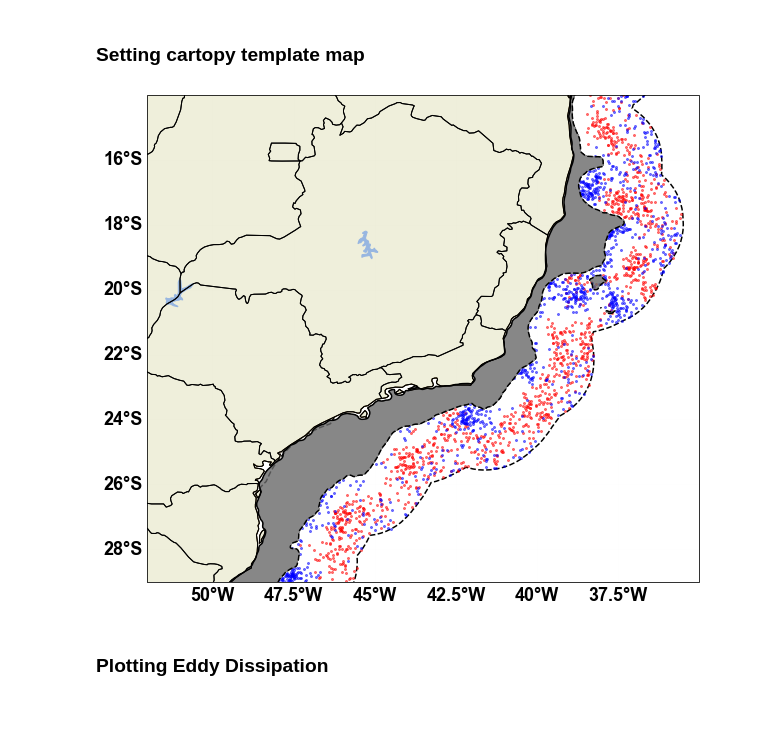
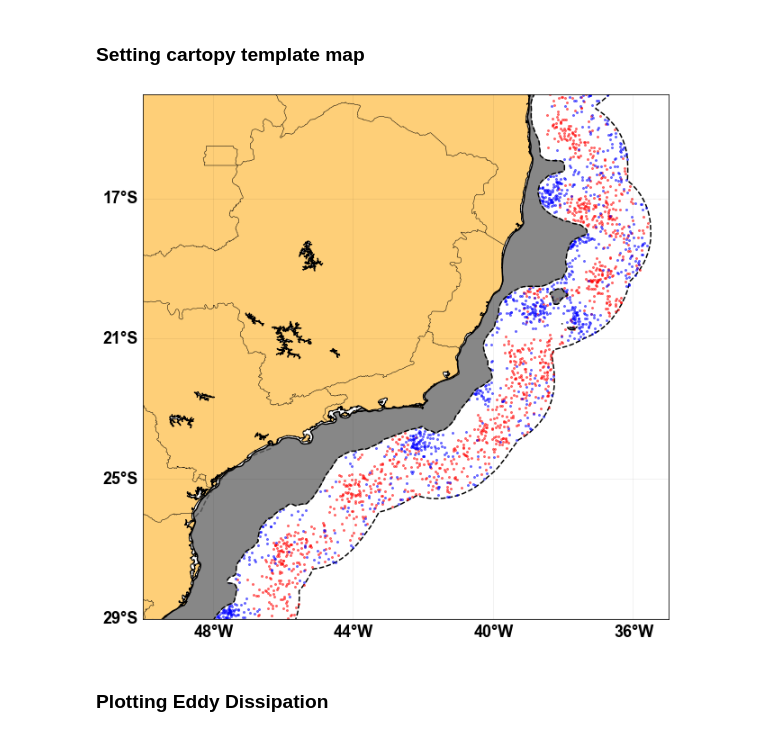
Before and after one commit to igoruchoa/BC_eddies, a Jupyter notebook: track_analysis_current.ipynb, the cells around one changed output. Cells and saved outputs as stored; diff of their text form; code cells hidden in the pictures.

Commit message:
Restoring Basemap + Plotting mapping errors

```diff
--- a/track_analysis_current.ipynb
+++ b/track_analysis_current.ipynb
@@ -20,10 +25,5 @@ import utilities as util
 # %%
 def fig1(sizeh,sizev,lnmn,lnmx,ltmn,ltmx,grid_a=0.01):
-    plt.rcParams['font.size']=18
-    plt.rcParams['font.sans-serif']='Arial'
-    plt.rcParams['font.family'] = "sans-serif"
-    plt.rcParams['font.weight']='bold'
-
 
     fig = plt.figure(figsize=(sizeh,sizev))
     ax = fig.add_subplot(1, 1, 1, projection=ccrs.PlateCarree())
@@ -41,6 +41,21 @@ def fig1(sizeh,sizev,lnmn,lnmx,ltmn,ltmx,grid_a=0.01):
     gl = ax.gridlines(draw_labels=True,alpha=grid_a)
     gl.top_labels = False
     gl.right_labels = False
+
+
+def figplot(sizeh,sizev,lnmn,lnmx,ltmn,ltmx,contcolor='#fecf78',alpha=1):
+
+    p=plt.figure(figsize=(sizeh,sizev))
+    lbs=[True, False,False,True]
+    C = Basemap(llcrnrlon=lnmn+2,llcrnrlat=ltmn,urcrnrlat=ltmx,urcrnrlon=lnmx,resolution='h',projection='cyl')
+
+    C.drawcoastlines(linewidth=1);
+    C.fillcontinents(color='#fecf78',alpha=alpha)
+    C.drawstates(linewidth=0.5)
+    C.drawmeridians(np.arange(lnmn,lnmx,4),labels=lbs,zorder=100,linewidth=0.1)
+    C.drawparallels(np.arange(ltmn,ltmx,4),labels=lbs,zorder=101,linewidth=0.1)
+
+    return C
 # %% [markdown]
 ## Plots efficiency and statiscal analysis of Anticyclones and cyclones
 # %% [markdown]
@@ -393,29 +408,29 @@ acond=(Aamp==Aamp)
 ### Setting cartopy template map
 # %%
 ltmn=-29;ltmx=-14;lnmn=-52;lnmx=-35.
-fig1(sizeh=10.26,sizev=8.96,lnmn=lnmn,lnmx=lnmx,ltmn=ltmn,ltmx=ltmx)
-
+# fig1(sizeh=10.26,sizev=8.96,lnmn=lnmn,lnmx=lnmx,ltmn=ltmn,ltmx=ltmx)
+C=figplot(sizeh=10.26,sizev=8.96,lnmn=lnmn,lnmx=lnmx,ltmn=ltmn,ltmx=ltmx)
 plt.scatter(alon[Aobs==0],alat[Aobs==0],alpha=0.5,s=4,color='r')
 # [plt.plot(alon[atrack==iy],alat[atrack==iy],'r',linewidth=0.5) for iy in range(atrack.max())]
 # [plt.plot(alon[atrack==iy][0],alat[atrack==iy][0],'r.',markersize=5,alpha=0.5) for iy in aunik[acond]]
 
 plt.scatter(clon[Cobs==0],clat[Cobs==0],alpha=0.5,s=4,color='b')
 # # [C.plot(clon[ctrack==iy],clat[ctrack==iy],'b',linewidth=0.5) for iy in range(ctrack.max())]
 # # [C.plot(clon[ctrack==iy][0],clat[ctrack==iy][0],'b.',markersize=5,alpha=0.5) for iy in cunik[ccond]]
 
 plt.contourf(xb,yb,zb,levels=[-200,0],alpha=0.8,colors='dimgray')
 
 cq=plt.contour(xb,yb,zb,levels=[-200,0],colors='k')
 # plt.clabel(cq,fmt='%.d')
 plt.plot(ddlon,ddlat,'k--',zorder=-1)
 
 
 
-# plt.tight_layout()
+plt.tight_layout()
 plt.savefig('/Users/iufarias/Documents/META3.1exp/figs/formation_points.png')
 # plt.close()
 # %% [output]
-[figure, old version]
+[figure, new version]
 # %% [markdown]
 ### Plotting Eddy Dissipation
 # %%
```
Also changed, not shown: parts of 8 cells of this notebook, 2 other files.
